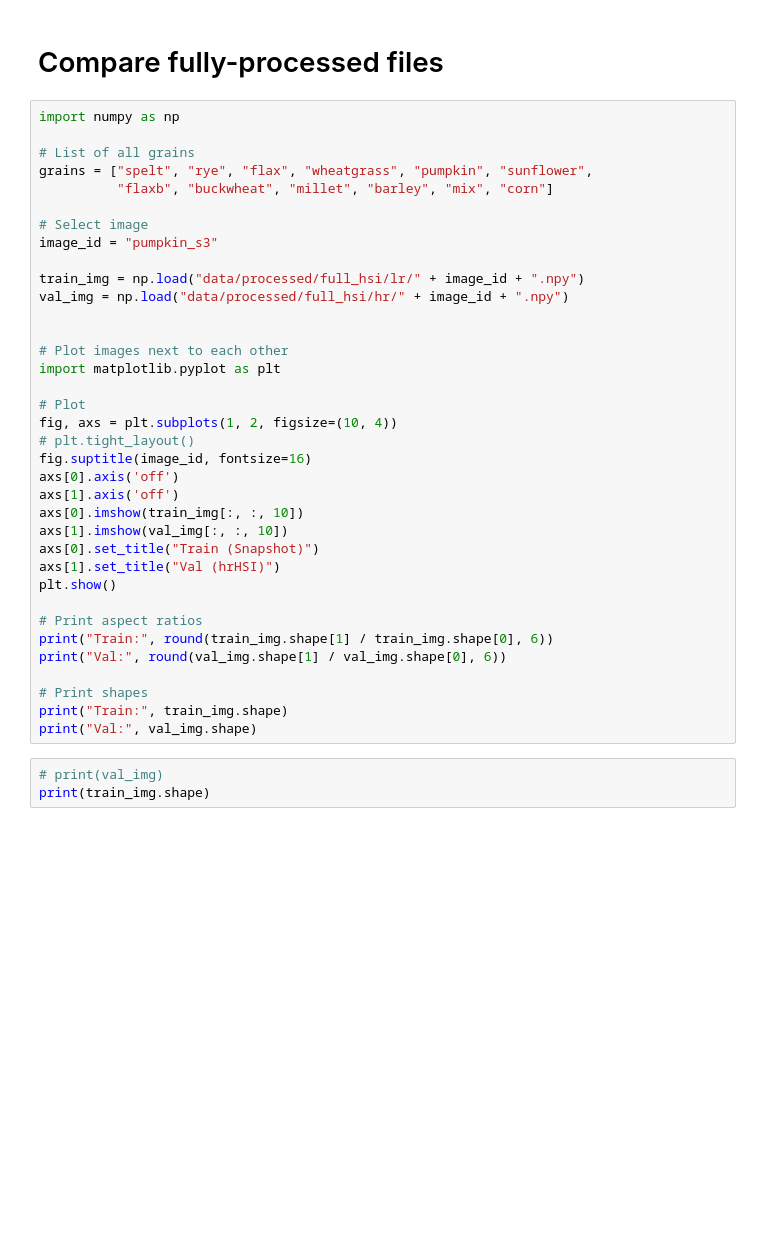
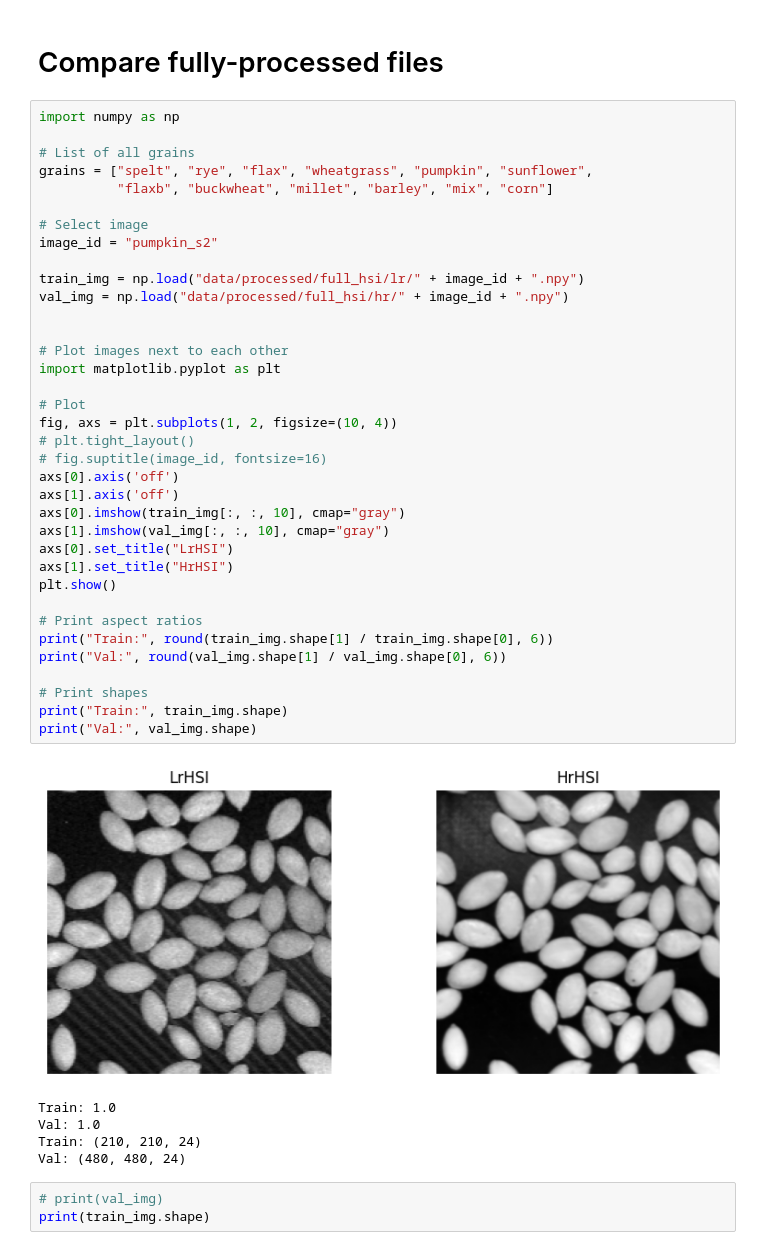
Before and after one commit to amar-music/hyperspectral-snapshot-upscaling, a Jupyter notebook: explore.ipynb, the cells around one changed output. Saved outputs shown, nothing was run; the diff lists cells and outputs as text; blank space fills up the shorter version.

```diff
--- a/explore.ipynb
+++ b/explore.ipynb
@@ -200,39 +214,45 @@ print("Shapshot:", round(ss_img.shape[1] / ss_img.shape[0], 6))
 # %%
 import numpy as np
 
 # List of all grains
 grains = ["spelt", "rye", "flax", "wheatgrass", "pumpkin", "sunflower",
           "flaxb", "buckwheat", "millet", "barley", "mix", "corn"]
 
 # Select image
-image_id = "pumpkin_s3"
+image_id = "pumpkin_s2"
 
 train_img = np.load("data/processed/full_hsi/lr/" + image_id + ".npy")
 val_img = np.load("data/processed/full_hsi/hr/" + image_id + ".npy")
 
 
 # Plot images next to each other
 import matplotlib.pyplot as plt
 
 # Plot
 fig, axs = plt.subplots(1, 2, figsize=(10, 4))
 # plt.tight_layout()
-fig.suptitle(image_id, fontsize=16)
+# fig.suptitle(image_id, fontsize=16)
 axs[0].axis('off')
 axs[1].axis('off')
-axs[0].imshow(train_img[:, :, 10])
-axs[1].imshow(val_img[:, :, 10])
-axs[0].set_title("Train (Snapshot)")
-axs[1].set_title("Val (hrHSI)")
+axs[0].imshow(train_img[:, :, 10], cmap="gray")
+axs[1].imshow(val_img[:, :, 10], cmap="gray")
+axs[0].set_title("LrHSI")
+axs[1].set_title("HrHSI")
 plt.show()
 
 # Print aspect ratios
 print("Train:", round(train_img.shape[1] / train_img.shape[0], 6))
 print("Val:", round(val_img.shape[1] / val_img.shape[0], 6))
 
 # Print shapes
 print("Train:", train_img.shape)
 print("Val:", val_img.shape)
+# %% [output]
+[figure, added]
+Train: 1.0
+Val: 1.0
+Train: (210, 210, 24)
+Val: (480, 480, 24)
 # %%
 # print(val_img)
 print(train_img.shape)
```
Also changed, not shown: parts of 10 cells of this notebook, 5 other files.
